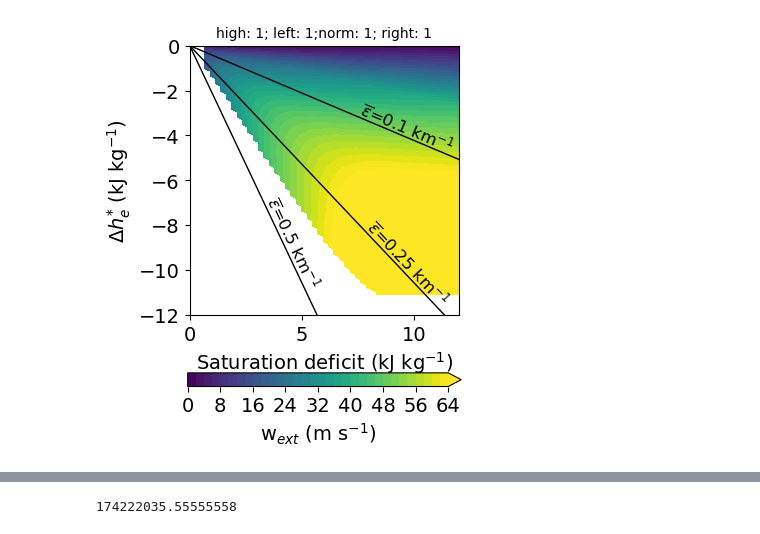
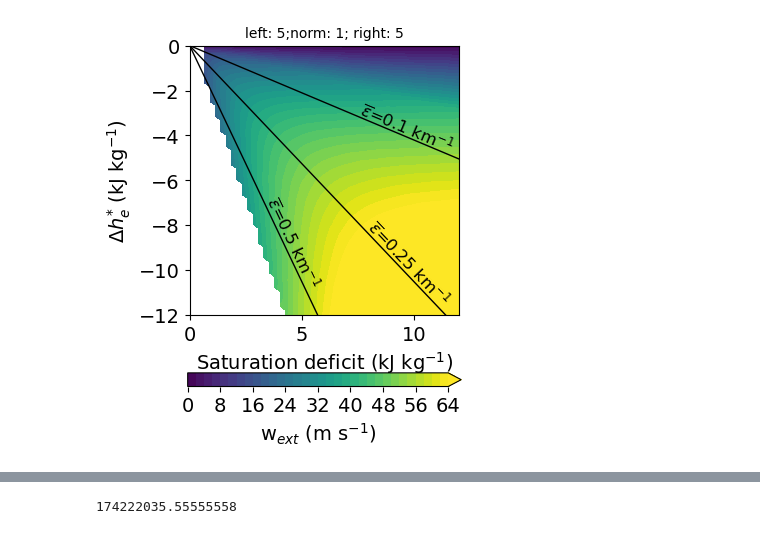
Before and after one commit to dongqi-DQ/plume_models, a Jupyter notebook: distribution_plotting.ipynb, the cells around one changed output, grey strips where cells are left out. Drawn from its saved outputs; the diff is of its cells as text; code cells hidden in the pictures.

```diff
--- a/distribution_plotting.ipynb
+++ b/distribution_plotting.ipynb
@@ -37,9 +37,9 @@ def scatter_to_contour(x_in,y_in,z_in):
     Zi = griddata((x, y), z, (Xi, Yi), method="linear")
     return Xi, Yi, Zi
 # %%
-def get_Palmer_plane_skew(z_lcl=1400,mprofile="cos",skew_type = "left", read_from_file=False):
+def get_Palmer_plane_skew(z_b=1400,mprofile="cos",skew_type = "left", read_from_file=False):
 
-    fname = f"Data/LCL_ext_{z_lcl}m_mprof-{mprofile}_skew-{skew_type}.csv"
+    fname = f"Data/LCL_ext_{z_b}m_mprof-{mprofile}_skew-{skew_type}.csv"
 
     if os.path.exists(fname) & read_from_file:
        df = pd.read_csv(fname)
@@ -61,7 +61,7 @@ def get_Palmer_plane_skew(z_lcl=1400,mprofile="cos",skew_type = "left", read_fro
     def worker(args):
         RH, P = args
         CAPE_u, CAPE_ext, CAPE_dist, dh, sat_def,dz,ent_b = spectral_plume_skew(
-            model_type="precip", RH=RH, P=P, z_lcl=z_lcl,mprofile=mprofile,
+            model_type="precip", RH=RH, P=P, z_lcl=z_b,mprofile=mprofile,
             get_plane=True, plotting=False, save_data=False,skew_type = skew_type
         )
         return CAPE_u, CAPE_ext, CAPE_dist, dh, sat_def, P, RH,dz,ent_b
@@ -100,9 +100,9 @@ def get_Palmer_plane_skew(z_lcl=1400,mprofile="cos",skew_type = "left", read_fro
 
     return df
 
-def get_Palmer_plane_linear(z_lcl=1400,mprofile="cos",skew_type = "linear-increase", read_from_file=False):
+def get_Palmer_plane_linear(z_b=1400,mprofile="cos",skew_type = "linear-increase", read_from_file=False):
 
-    fname = f"Data/LCL_ext_{z_lcl}m_mprof-{mprofile}_{skew_type}.csv"
+    fname = f"Data/LCL_ext_{z_b}m_mprof-{mprofile}_{skew_type}.csv"
 
     if os.path.exists(fname) & read_from_file:
        df = pd.read_csv(fname)
@@ -124,7 +124,7 @@ def get_Palmer_plane_linear(z_lcl=1400,mprofile="cos",skew_type = "linear-increa
     def worker(args):
         RH, P = args
         CAPE_u, CAPE_ext, CAPE_dist, dh, sat_def,dz,ent_b,ent_spec, a, b = spectral_plume_linear(
-            model_type="precip", RH=RH, P=P, z_lcl=z_lcl,mprofile=mprofile,
+            model_type="precip", RH=RH, P=P, z_lcl=z_b,mprofile=mprofile,
             get_plane=True, plotting=False, save_data=False,skew_type = skew_type
         )
         return CAPE_u, CAPE_ext, CAPE_dist, dh, sat_def, P, RH,dz,ent_b,ent_spec, a, b
@@ -173,11 +173,11 @@ def get_Palmer_plane_linear(z_lcl=1400,mprofile="cos",skew_type = "linear-increa
 
 # Set the model parameters
 
-z_lcl = 700
+z_b = 700
 mprofile = "cos"
 
-df_normal = get_Palmer_plane_skew(z_lcl,mprofile,skew_type = "normal", read_from_file=False)
-df_left = get_Palmer_plane_skew(z_lcl,mprofile,skew_type = "left", read_from_file=False)
-df_right = get_Palmer_plane_skew(z_lcl,mprofile,skew_type = "right", read_from_file=False)
-df_inc = get_Palmer_plane_linear(z_lcl,mprofile,skew_type = "linear-increase", read_from_file=True)
+df_normal = get_Palmer_plane_skew(z_b,mprofile,skew_type = "normal", read_from_file=False)
+df_left = get_Palmer_plane_skew(z_b,mprofile,skew_type = "left", read_from_file=False)
+df_right = get_Palmer_plane_skew(z_b,mprofile,skew_type = "right", read_from_file=False)
+df_inc = get_Palmer_plane_linear(z_b,mprofile,skew_type = "linear-increase", read_from_file=True)
 # %% [output]
@@ -189,3 +186,5 @@ df_high = get_Palmer_plane_skew(z_lcl,mprofile,skew_type = "strong-high-entrain"
+# %%
+df_dec = get_Palmer_plane_linear(z_b,mprofile,skew_type = "linear-decrease", read_from_file=True)
 # %%
 
 fig = plt.figure(figsize=(12,5))
@@ -452,24 +502,23 @@ w_arr_right = np.sqrt(2*CAPEdist_right)
 # w_arr_low = np.sqrt(2*CAPEdist_low)
 
 ## high
-CAPEdist_high = np.array(df_high["CAPE_ext"])
-w_arr_high = np.sqrt(2*CAPEdist_high)
+
 
 # w_arr = (w_arr_normal + w_arr_left + w_arr_right)/3
-weight_high  = 1
-weight_left   = 1
+
+weight_left   = 5
 weight_normal = 1
-weight_right  = 1
+weight_right  = 5
 
 
 
-weights = np.array([weight_high, weight_left, weight_normal, weight_right]) # , weight_low
+weights = np.array([ weight_left, weight_normal, weight_right]) # , weight_low
 
 w_arr = (
-    weights[0] * w_arr_high
-    + weights[1] * w_arr_left
-    + weights[2] * w_arr_normal
-    + weights[3] * w_arr_right
+
+    + weights[0] * w_arr_left
+    + weights[1] * w_arr_normal
+    + weights[2] * w_arr_right
     # + weights[4] * w_arr_low
 
 ) / weights.sum()
@@ -493,35 +542,35 @@ for es,xval in zip([-0.5, -0.25,-0.1],[3.5,8.5,8.5]):
     dy = yval[-1] - yval[0]
     dx = xval1[-1] - xval1[0]
     angle = np.degrees(np.arctan2(dy, dx))
     ix = np.argwhere(xval1<xval)[0][0]
     # choose a point ON the line for the label
     x_text = xval1[ix]
     y_text = yval[ix]
     if es == -0.25:
         x_text = xval1[ix+1]
         y_text = yval[ix+1]
 
     plt.text(
         x_text, y_text,
         r"$\overline{\epsilon}$"+f"={-es} km"+r"$^{-1}$",
         color="k",
         fontsize=12,
         rotation=angle+180,
         rotation_mode="anchor",
         transform_rotates_text=True,
         ha="left",
         va="bottom"
     )
 
 ax1.set_xlim(0,12)
 ax1.set_ylim(-12,0)
 ax1.set_xlabel(r"Saturation deficit (kJ kg$^{-1}$)")
 ax1.set_ylabel(r"$\Delta h_{e}^{*}$ (kJ kg$^{-1}$)")
 # ax1.text(0.5,-11.5,f"{weight_normal}; {weight_left}; {weight_right}",fontweight="bold",fontsize=14)
-ax1.set_title(f"high: {weight_high}; left: {weight_left};norm: {weight_normal}; right: {weight_right}",fontsize=10)
+ax1.set_title(f"left: {weight_left};norm: {weight_normal}; right: {weight_right}",fontsize=10)
 ax1.set_aspect('equal')
 # %% [output]
-[figure, old version]
+[figure, new version]
 # %%
 def distribution_profile(nbins=50, skew="right"):
     '''
```
Also changed, not shown: parts of 10 cells of this notebook, 5 other files.
